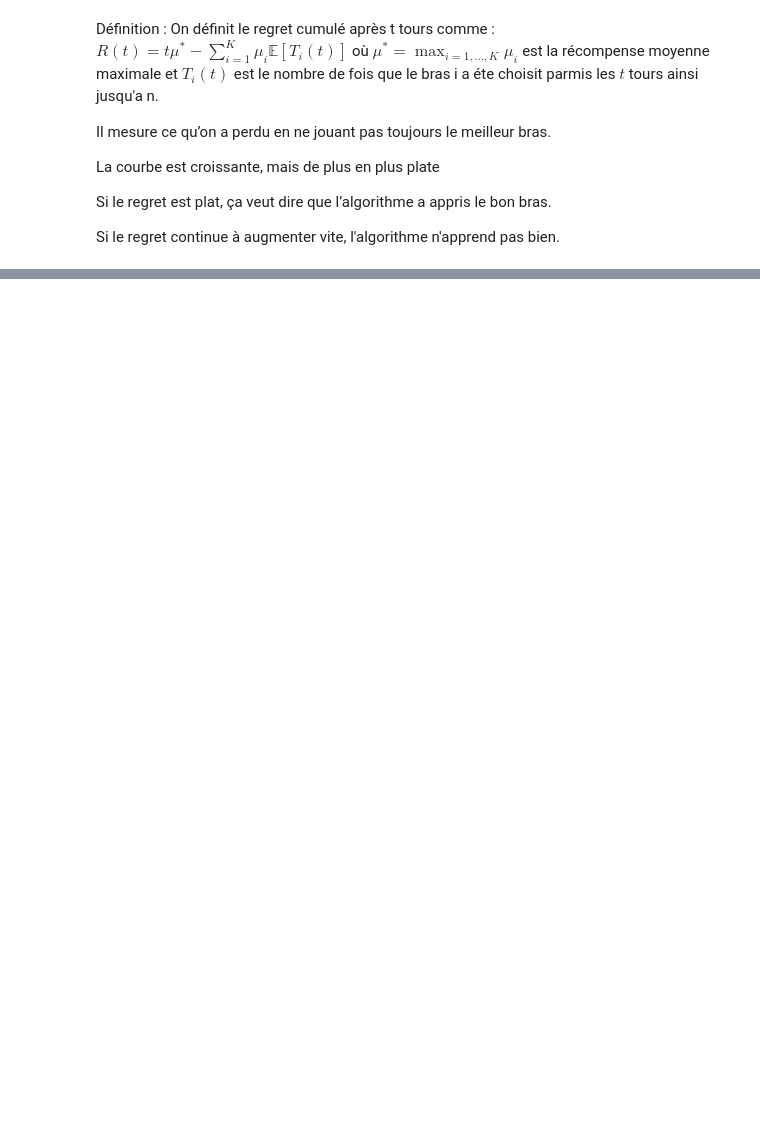
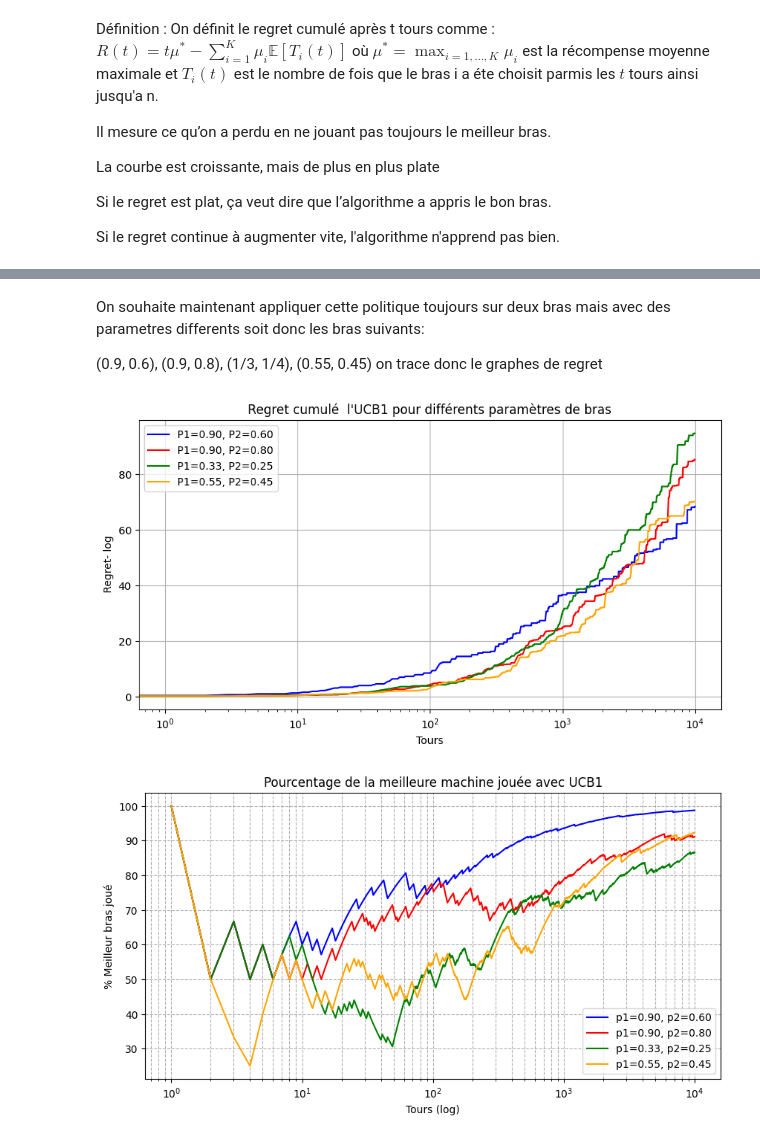
Before and after one commit to Dkdunand/Reinforcement-learning-Multi-armed-Bandits, a Jupyter notebook: Impletation UCB 1.ipynb, the cells around one changed output, grey strips where cells are left out. Saved outputs shown, nothing was run; the diff lists cells and outputs as text; code cells hidden in the pictures; blank space fills up the shorter version.

```diff
--- a/Impletation UCB 1.ipynb
+++ b/Impletation UCB 1.ipynb
@@ -137,0 +169,72 @@ Si le regret continue à augmenter vite, l'algorithme n'apprend pas bien.
+# %% [markdown]
+
+
+On souhaite maintenant appliquer cette politique toujours sur deux bras mais avec des parametres differents soit donc les bras suivants:
+
+(0.9, 0.6), (0.9, 0.8), (1/3, 1/4), (0.55, 0.45)  on trace donc le graphes de regret
+# %%
+folowing_parameters = [(0.9, 0.6), (0.9, 0.8), (1/3, 1/4), (0.55, 0.45)]
+colors = ["blue", "red", "green", "orange"]
+
+plt.figure(figsize=(10, 5))
+
+for idx, (P1, P2) in enumerate(folowing_parameters):
+    algo = UCB1(n_arms=2)
+    rewards = []
+    chosen_arms = []
+    regrets_tru = []
+    expected_means = [P1, P2]
+
+    for t in range(1, n_rounds + 1):
+        arm = algo.select_arm()
+        reward = distribution_reward(arm, P1, P2)
+        algo.update(arm, reward)
+        rewards.append(reward)
+        chosen_arms.append(arm)
+        tru_regret = regret(expected_means, algo, t)
+        regrets_tru.append(tru_regret)
+
+    # Tracé du log du regret
+    plt.plot(regrets_tru, label=f"P1={P1:.2f}, P2={P2:.2f}", color=colors[idx])
+plt.xscale("log")
+#plt.yscale("log")
+plt.xlabel("Tours")
+plt.ylabel(" Regret- log")
+plt.title("Regret cumulé  l'UCB1 pour différents paramètres de bras")
+plt.legend()
+plt.grid(True)
+plt.show()
+
+
+
+## Courbe du pourcentage du meilleur bras joué
+plt.figure(figsize=(10, 5))
+
+for idx, (p1, p2) in enumerate(folowing_parameters):
+    algo = UCB1(n_arms=2)
+    chosen_arms = []
+    best_arm = 0 if p1 >= p2 else 1
+    best_arm_counts = []
+
+    for t in range(1, n_rounds + 1):
+        arm = algo.select_arm()
+        reward = distribution_reward(arm, p1, p2)
+        algo.update(arm, reward)
+        chosen_arms.append(arm)
+
+        best_arm_count = chosen_arms.count(best_arm)
+        best_arm_counts.append(100 * best_arm_count / t)
+
+    plt.plot(range(1, n_rounds + 1), best_arm_counts,
+             label=f"p1={p1:.2f}, p2={p2:.2f}", color=colors[idx])
+
+plt.xscale('log')
+plt.xlabel("Tours (log)")
+plt.ylabel("% Meilleur bras joué")
+plt.title("Pourcentage de la meilleure machine jouée avec UCB1")
+plt.legend()
+plt.grid(True, which="both", ls="--")
+plt.show()
+# %% [output]
+[figure, added]
+[figure, added]
```
Also changed, not shown: parts of 13 cells of this notebook.
